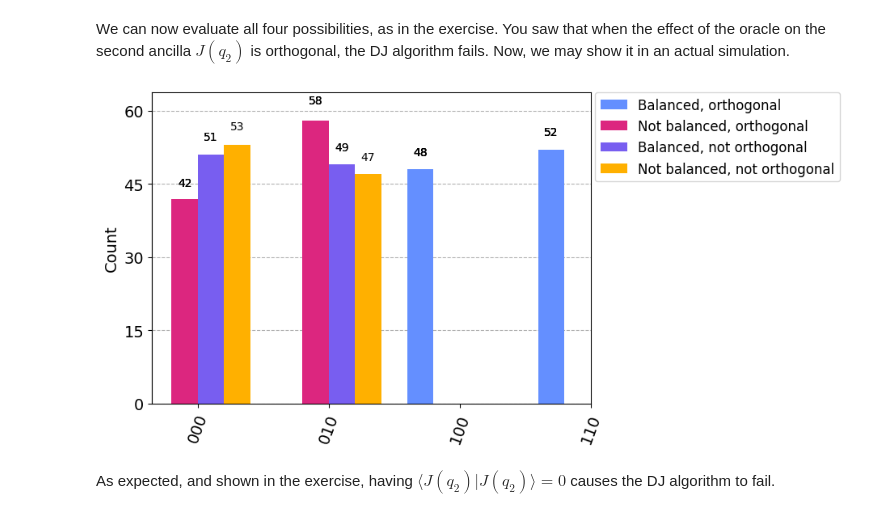
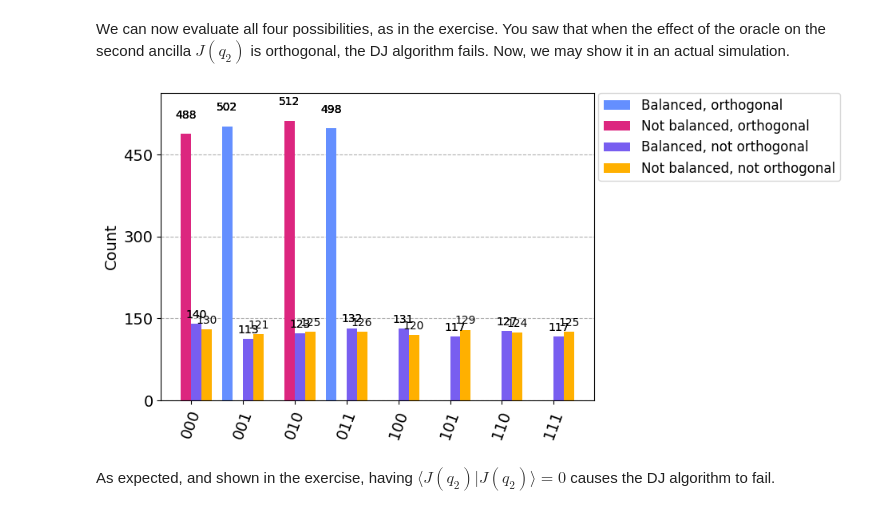
Before and after one commit to RicemanBoy/Qiskit, a Jupyter notebook: 02_deutsch_josza.ipynb, the cells around one changed output. Cells and saved outputs as stored; diff of their text form; code cells hidden in the pictures.

```diff
--- a/02_deutsch_josza.ipynb
+++ b/02_deutsch_josza.ipynb
@@ -34,10 +34,10 @@ def get_oracle(is_balanced):
     oracle = QuantumCircuit(2)
     # EXERCISE: build the oracle!
 
-    if is_balanced == False:
+    if is_balanced:
+        oracle.cx(0,1)
+    else:
         oracle.x(1)
-    else:
-        oracle.cx(0,1)
 
     # whether we flip the function (for completeness)
     # so whether f(0) = 1 or 0 independant of balance
@@ -118,6 +118,16 @@ First, let's reuse the code and implement the orthogonal and non-orthogonal vers
 def get_three_q_oracle(is_balanced:bool,is_orthogonal:bool)->QuantumCircuit:
     oracle = QuantumCircuit(3)
     # EXERCISE: build the oracle again!
+
+    if is_balanced:
+        oracle.cx(0,1)
+    else:
+        oracle.x(1)
+
+    if is_orthogonal:
+        oracle.x(2)
+    else:
+        oracle.cx(0,2)
 
     # again, masks for completeness
     mask_f = bool(np.random.randint(0,2))
@@ -127,3 +137,10 @@ def get_three_q_oracle(is_balanced:bool,is_orthogonal:bool)->QuantumCircuit:
     if mask_j:
         oracle.x(2)
     return oracle
+
+#von mir (Dustin)
+is_balanced = bool(np.random.randint(0,2))
+is_orthogonal = bool(np.random.randint(0,2))
+oracle = get_three_q_oracle(is_balanced,is_orthogonal)
+circuit = get_deutsch_josza_circuit(oracle)
+circuit.draw("mpl")
@@ -132,19 +151,19 @@ We can now evaluate all four possibilities, as in the exercise. You saw that whe
 # %%
 from qiskit.visualization import plot_histogram
 
 
 result_dict={}
 
 for is_orthogonal in (True,False):
   for is_balanced in (True,False):
     oracle = get_three_q_oracle(is_balanced,is_orthogonal)
     circuit=get_deutsch_josza_circuit(oracle)
-    outcomes = sample_circuit(circuit,100)
+    outcomes = sample_circuit(circuit,1000)
     result_dict[f"{'Not b'*(1-is_balanced) + 'B'*is_balanced}alanced,{' not'*(1-is_orthogonal)} orthogonal"]=outcomes
 
 # we use the plot_histogram function from qiskit to get a nice visual
 plot_histogram(list(result_dict.values()),legend=list(result_dict.keys()))
 # %% [output]
-[figure, old version]
+[figure, new version]
 # %% [markdown]
 As expected, and shown in the exercise, having $\langle J(q_2)|J(q_2)\rangle = 0$ causes the DJ algorithm to fail.
```
Also changed, not shown: parts of 3 cells of this notebook.
